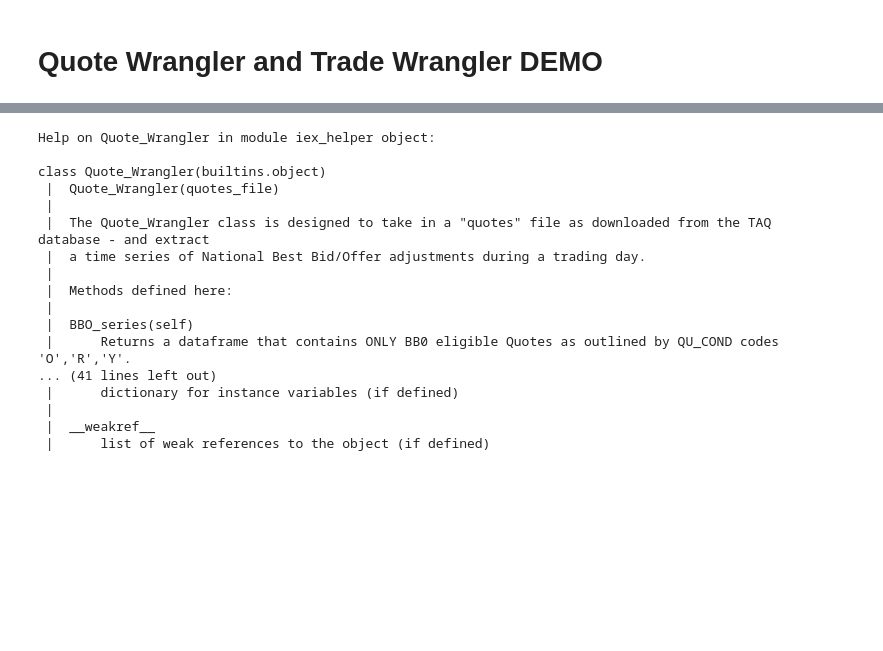
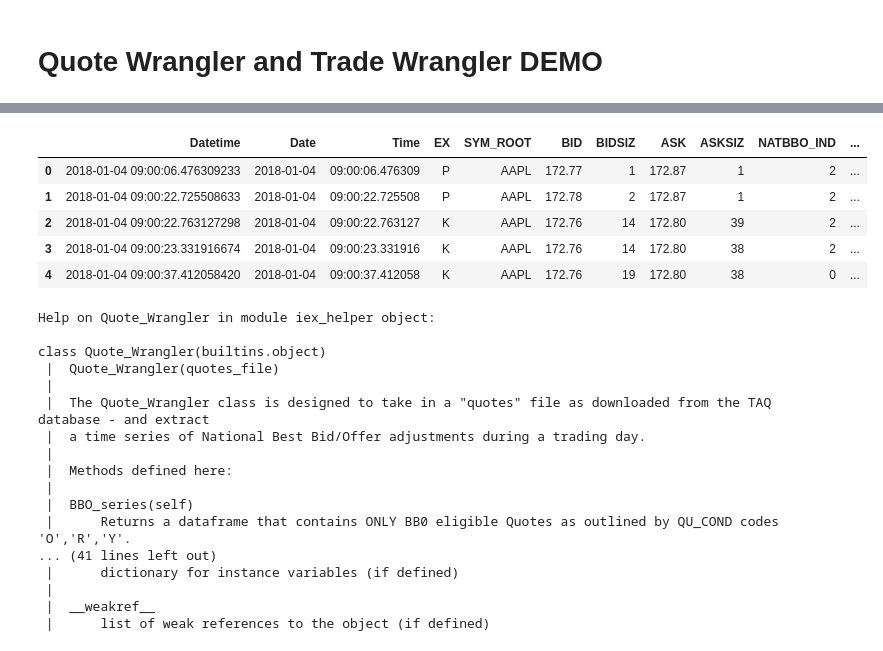
Before and after one commit to kevinramlal/QuotingBehaviour, a Jupyter notebook: TAQ/Notebooks/TAQ Quote Wrangler Demo.ipynb, the cells around one changed output, grey strips where cells are left out. Saved outputs shown, nothing was run; the diff lists cells and outputs as text; code cells hidden in the pictures; blank space fills up the shorter version.

```diff
--- a/TAQ/Notebooks/TAQ Quote Wrangler Demo.ipynb
+++ b/TAQ/Notebooks/TAQ Quote Wrangler Demo.ipynb
@@ -17,3 +24,12 @@ Time to Completion:  5.368919372558594  seconds
+# %%
+AAPL_QW.BBO_series().head()
+# %% [output]
+|  | Datetime | Date | Time | EX | SYM_ROOT | BID | BIDSIZ | ASK | ASKSIZ | NATBBO_IND | ... |
+| 0 | 2018-01-04 09:00:06.476309233 | 2018-01-04 | 09:00:06.476309 | P | AAPL | 172.77 | 1 | 172.87 | 1 | 2 | ... |
+| 1 | 2018-01-04 09:00:22.725508633 | 2018-01-04 | 09:00:22.725508 | P | AAPL | 172.78 | 2 | 172.87 | 1 | 2 | ... |
+| 2 | 2018-01-04 09:00:22.763127298 | 2018-01-04 | 09:00:22.763127 | K | AAPL | 172.76 | 14 | 172.80 | 39 | 2 | ... |
+| 3 | 2018-01-04 09:00:23.331916674 | 2018-01-04 | 09:00:23.331916 | K | AAPL | 172.76 | 14 | 172.80 | 38 | 2 | ... |
+| 4 | 2018-01-04 09:00:37.412058420 | 2018-01-04 | 09:00:37.412058 | K | AAPL | 172.76 | 19 | 172.80 | 38 | 0 | ... |
 # %%
 help(AAPL_QW)
 # %% [output]
```
Also changed, not shown: parts of 1 cell of this notebook, 2 other files.
